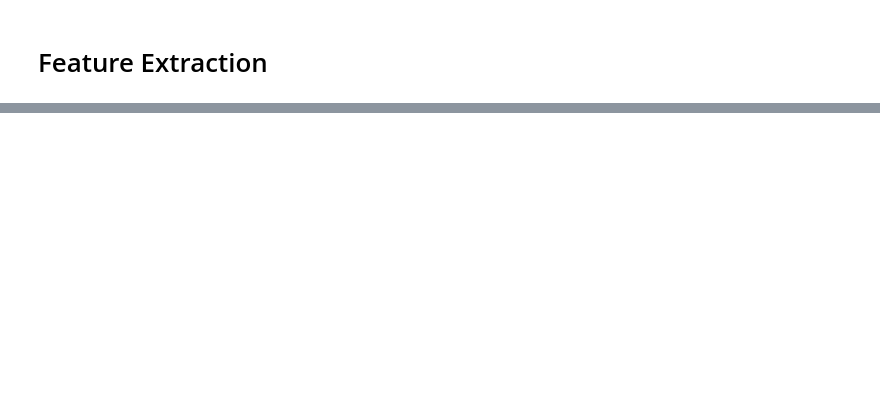
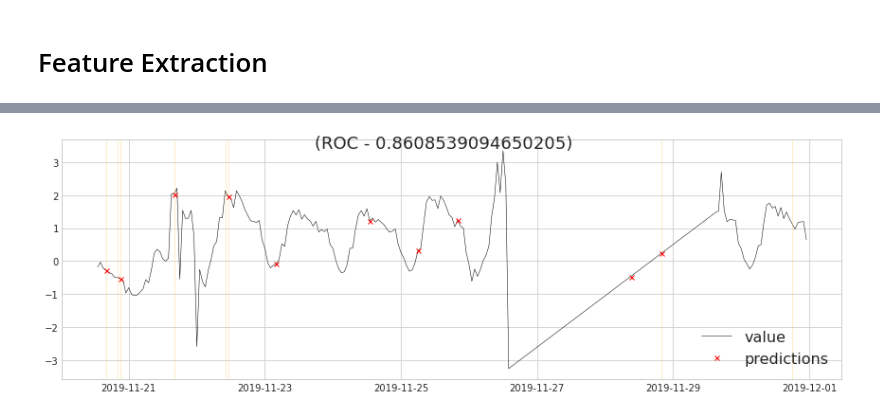
Before and after one commit to TrellixVulnTeam/PyADTS_LKUQ, a Jupyter notebook: notebooks/demo.ipynb, the cells around one changed output, grey strips where cells are left out. Drawn from its saved outputs; the diff is of its cells as text; code cells hidden in the pictures; blank space fills up the shorter version.

```diff
--- a/notebooks/demo.ipynb
+++ b/notebooks/demo.ipynb
@@ -135,3 +165,8 @@ plot_roc(scores, test_y['label'].values)
 # %%
 predictions = np.zeros_like(scores).astype(np.int)
 predictions[scores>0.5] = 1
+roc = roc_auc(scores, test_y)
+fig = plot_series(data_df.iloc[-predictions.shape[0]:,:], pd.DataFrame({'label': test_y}), predictions=pd.DataFrame(predictions), title=f'(ROC - {roc})')
+fig.show()
+# %% [output]
+[figure, added]
```
Also changed, not shown: parts of 79 cells of this notebook, 9 other files.
